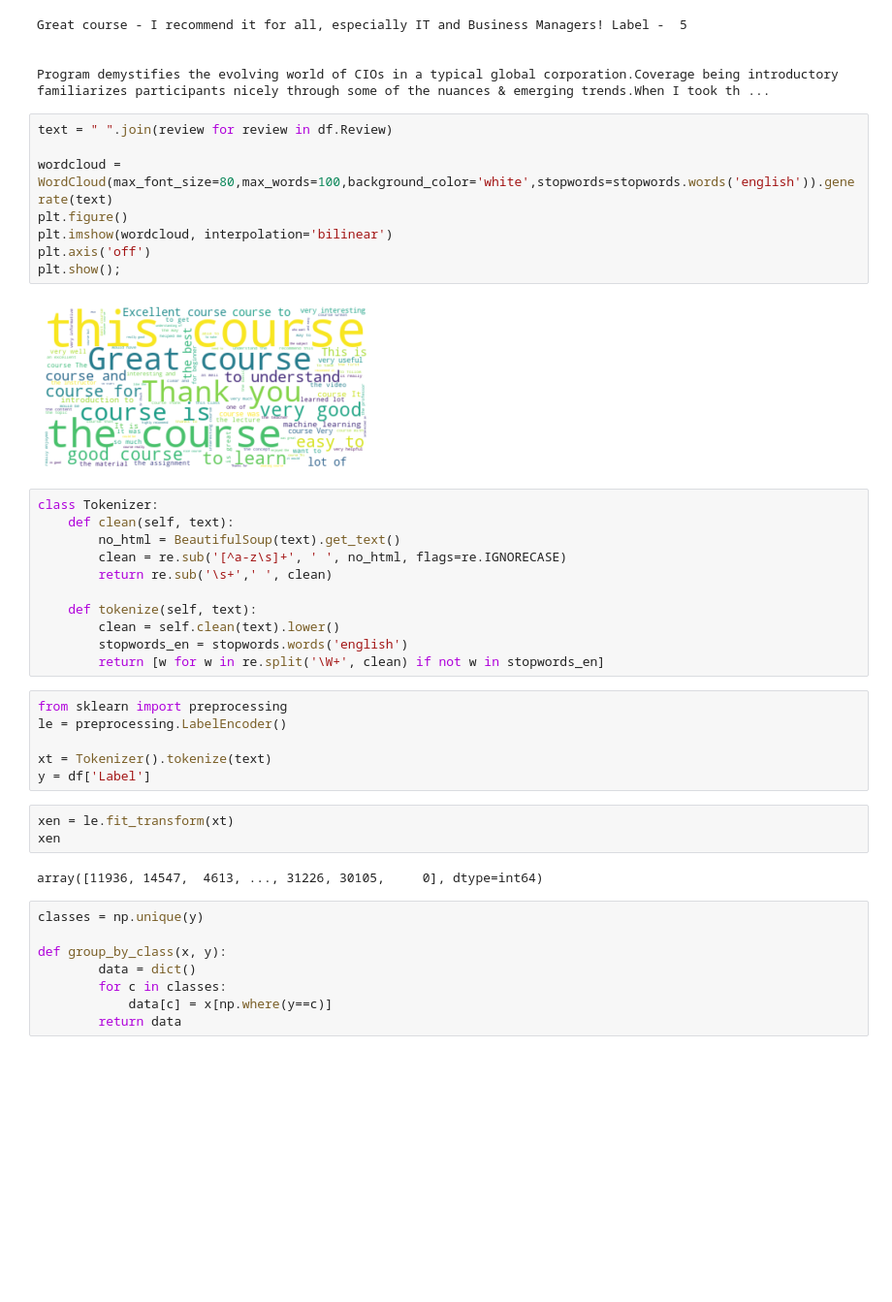
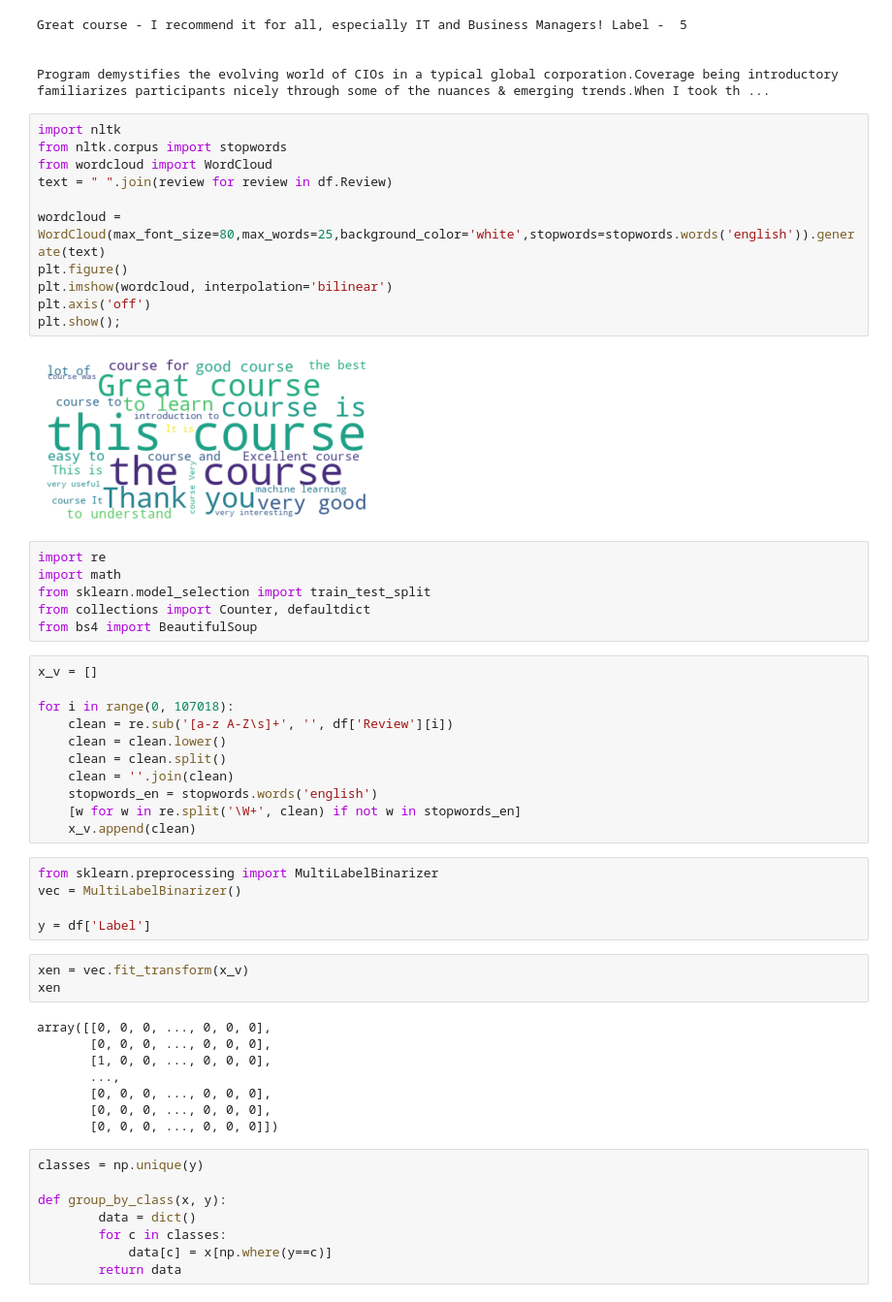
Before and after one commit to Darren-aw/Black-Clobver, a Jupyter notebook: Text Classification.ipynb, the cells around one changed output. Shown at 97% size. Drawn from its saved outputs; the diff is of its cells as text; blank space fills up the shorter version.

```diff
--- a/Text Classification.ipynb
+++ b/Text Classification.ipynb
@@ -67,37 +55,51 @@ Great course - I recommend it for all, especially IT and Business Managers! Labe
 
 Program demystifies the evolving world of CIOs in a typical global corporation.Coverage being introductory familiarizes participants nicely through some of the nuances & emerging trends.When I took th ...
 # %%
+import nltk
+from nltk.corpus import stopwords
+from wordcloud import WordCloud
 text = " ".join(review for review in df.Review)
 
-wordcloud = WordCloud(max_font_size=80,max_words=100,background_color='white',stopwords=stopwords.words('english')).generate(text)
+wordcloud = WordCloud(max_font_size=80,max_words=25,background_color='white',stopwords=stopwords.words('english')).generate(text)
 plt.figure()
 plt.imshow(wordcloud, interpolation='bilinear')
 plt.axis('off')
 plt.show();
 # %% [output]
-[figure, old version]
+[figure, new version]
+# %%
+import re
+import math
+from sklearn.model_selection import train_test_split
+from collections import Counter, defaultdict
+from bs4 import BeautifulSoup
 # %%
-class Tokenizer:
-    def clean(self, text):
-        no_html = BeautifulSoup(text).get_text()
-        clean = re.sub('[^a-z\s]+', ' ', no_html, flags=re.IGNORECASE)
-        return re.sub('\s+',' ', clean)
+x_v = []
 
-    def tokenize(self, text):
-        clean = self.clean(text).lower()
-        stopwords_en = stopwords.words('english')
-        return [w for w in re.split('\W+', clean) if not w in stopwords_en]
+for i in range(0, 107018):
+    clean = re.sub('[a-z A-Z\s]+', '', df['Review'][i])
+    clean = clean.lower()
+    clean = clean.split()
+    clean = ''.join(clean)
+    stopwords_en = stopwords.words('english')
+    [w for w in re.split('\W+', clean) if not w in stopwords_en]
+    x_v.append(clean)
 # %%
-from sklearn import preprocessing
-le = preprocessing.LabelEncoder()
+from sklearn.preprocessing import MultiLabelBinarizer
+vec = MultiLabelBinarizer()
 
-xt = Tokenizer().tokenize(text)
 y = df['Label']
 # %%
-xen = le.fit_transform(xt)
+xen = vec.fit_transform(x_v)
 xen
 # %% [output]
-array([11936, 14547,  4613, ..., 31226, 30105,     0], dtype=int64)
+array([[0, 0, 0, ..., 0, 0, 0],
+       [0, 0, 0, ..., 0, 0, 0],
+       [1, 0, 0, ..., 0, 0, 0],
+       ...,
+       [0, 0, 0, ..., 0, 0, 0],
+       [0, 0, 0, ..., 0, 0, 0],
+       [0, 0, 0, ..., 0, 0, 0]])
 # %%
 classes = np.unique(y)
 
```
Also changed, not shown: parts of 13 cells of this notebook.
